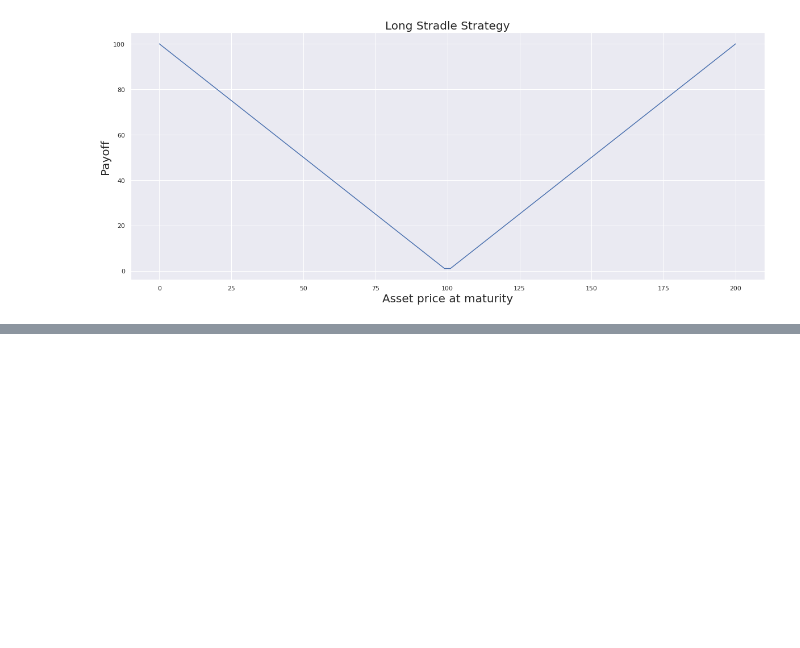
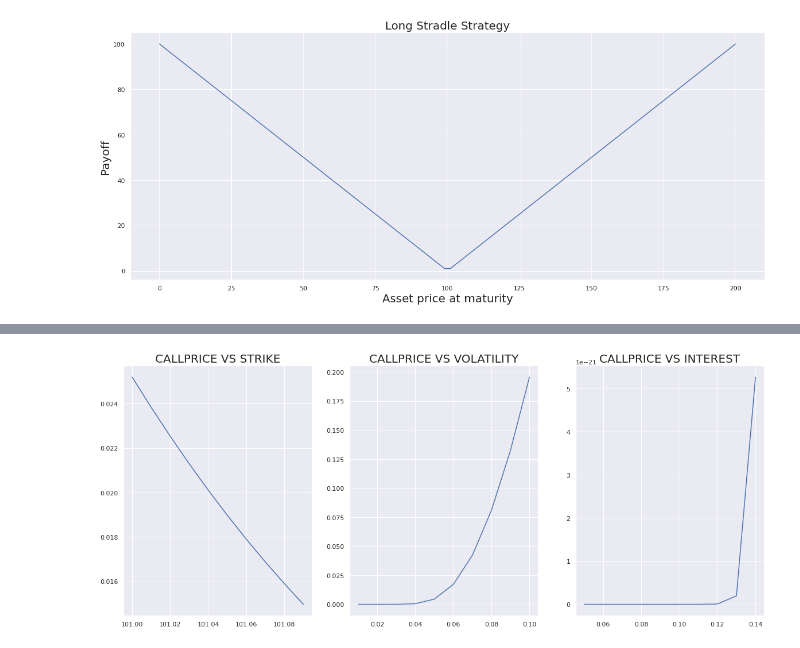
Before and after one commit to bhavinmoriya/Python-for-Financial-Analysis-and-Algorithmic-Trading, a Jupyter notebook: derivatives-pricing-future-and-forwards.ipynb, the cells around one changed output, grey strips where cells are left out. Drawn from its saved outputs; the diff is of its cells as text; code cells hidden in the pictures; blank space fills up the shorter version.

```diff
--- a/derivatives-pricing-future-and-forwards.ipynb
+++ b/derivatives-pricing-future-and-forwards.ipynb
@@ -289,0 +363,14 @@ longstradle()
+# %%
+fig, ax = plt.subplots(1, 3, figsize=(20,8))
+ax = ax.flatten()
+
+titles = ['Callprice VS ' + i for i in 'strike volatility interest'.split()] + \
+['PutpriceVS' + i for i in 'strike volatility interest'.split()]
+
+index = 0
+for i, j in zip([strikes, sigmas, interests], [call_strike, call_vol, call_interest]):
+    ax[index].plot(i, j)
+    ax[index].set_title(titles[index].upper(), fontsize=20)
+    index += 1
+# %% [output]
+[figure, added]
```
Also changed, not shown: parts of 14 cells of this notebook.
